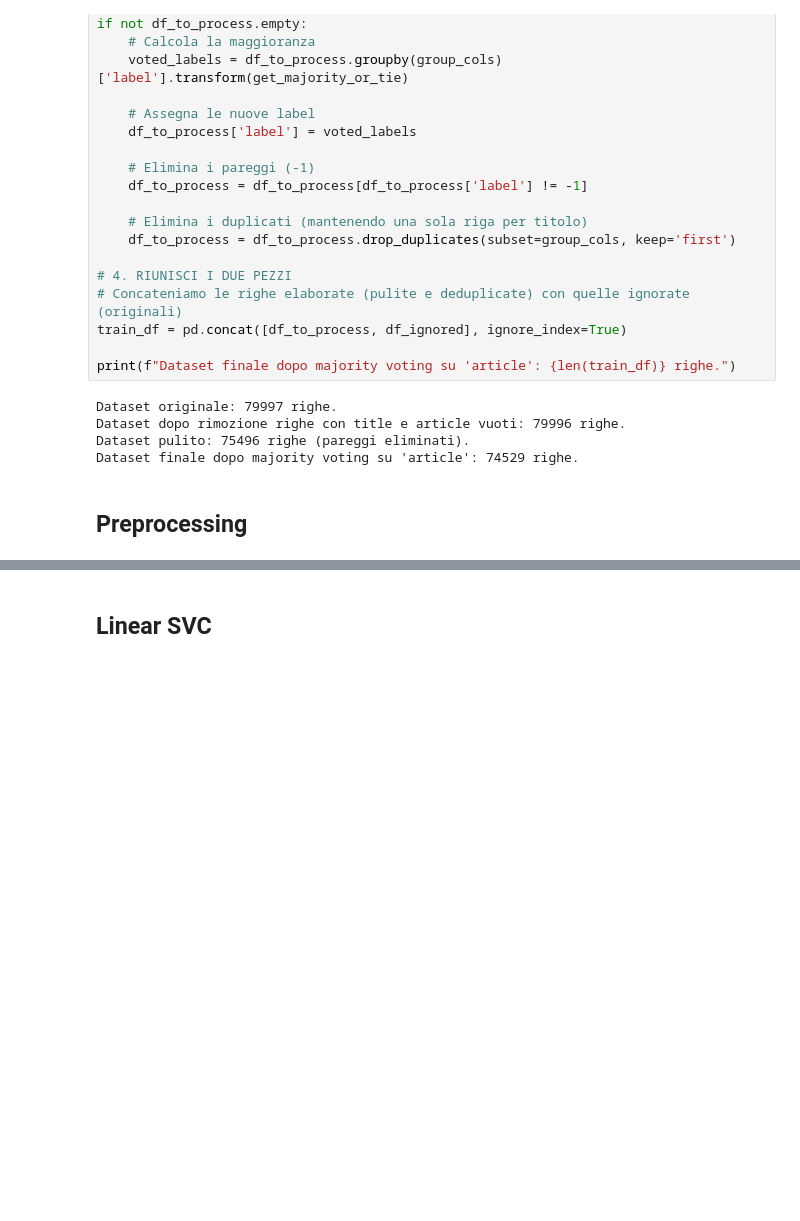
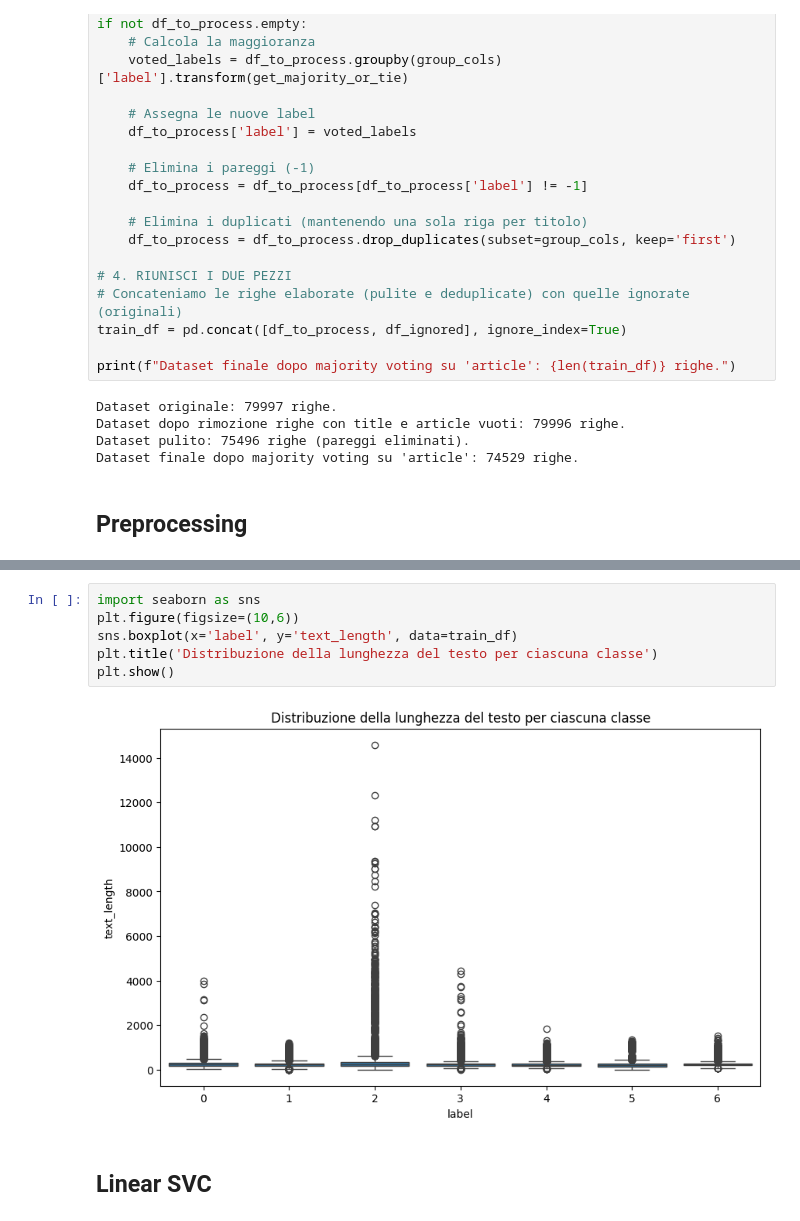
Before and after one commit to strafabio1/news-topic-classification, a Jupyter notebook: analysis.ipynb, the cells around one changed output, grey strips where cells are left out. Cells and saved outputs as stored; diff of their text form; blank space fills up the shorter version.

```diff
--- a/analysis.ipynb
+++ b/analysis.ipynb
@@ -220,3 +244,11 @@ y = train_df['label']
+# %%
+import seaborn as sns
+plt.figure(figsize=(10,6))
+sns.boxplot(x='label', y='text_length', data=train_df)
+plt.title('Distribuzione della lunghezza del testo per ciascuna classe')
+plt.show()
+# %% [output]
+[figure, added]
 # %% [markdown]
 ## Linear SVC
 # %%
```
Also changed, not shown: parts of 17 cells of this notebook.
